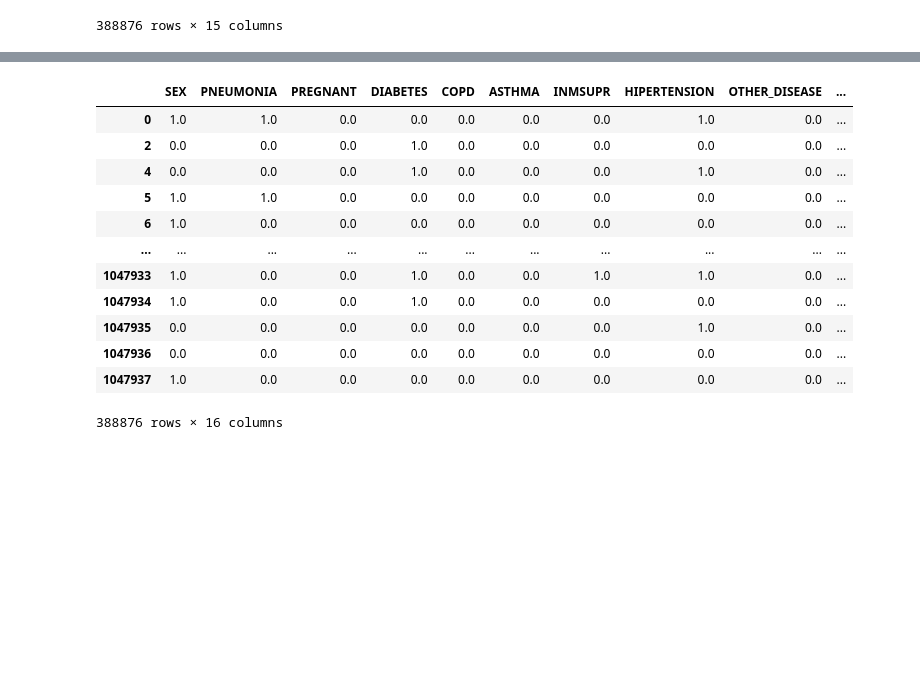
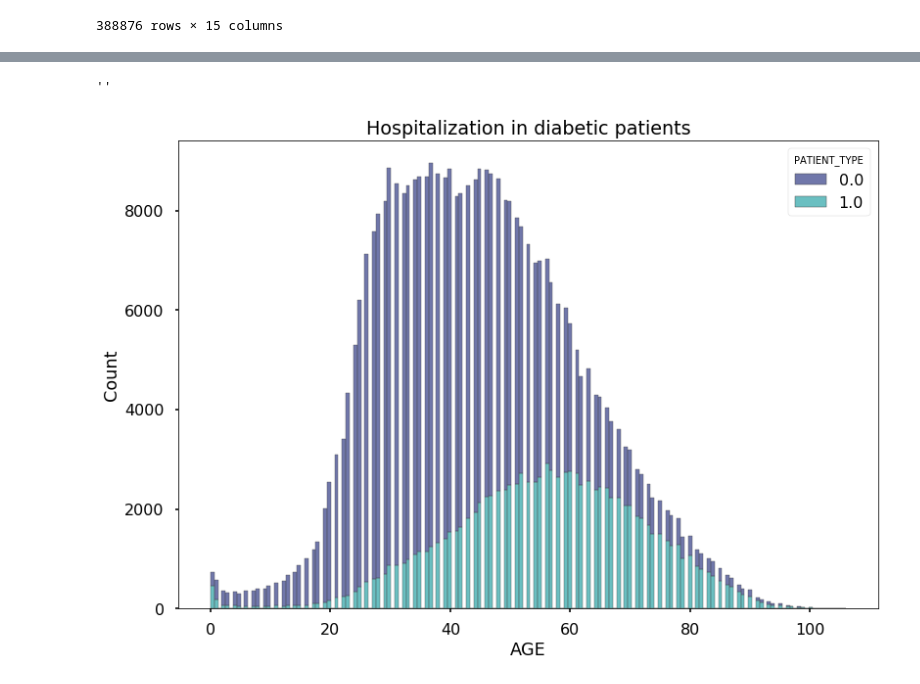
Before and after one commit to MNLKuzmin/Phase3project, a Jupyter notebook: CovidNotebook.ipynb, the cells around one changed output, grey strips where cells are left out. Cells and saved outputs as stored; diff of their text form; code cells hidden in the pictures; blank space fills up the shorter version.

```diff
--- a/CovidNotebook.ipynb
+++ b/CovidNotebook.ipynb
@@ -1477,20 +1492,19 @@ TypeError: bar() missing 1 required positional argument: 'height'
+# %%
+f, ax = plt.subplots()
+sns.histplot(df,
+    x='AGE',
+    hue="PATIENT_TYPE",
+    palette='mako',
+    edgecolor=".3",
+    multiple="stack",
+)
+ax.set_title('Hospitalization in diabetic patients')
+;
+# %% [output]
+''
+[figure, added]
 # %%
 df['AGE_bins']=df['AGE']
 bins = [0, 10 , 20 , 30, 40, 50, 60, 70, 80, 90, 100, 110]
 labels = ['0-10','10-20', '20-30','30-40','40-50','50-60','60-70', '70-80', '80-90', '90-100', '100-110']
 df['AGE_bins'] = pd.cut(df['AGE'], bins=bins, labels=labels)
-df
-# %% [output]
-|  | SEX | PNEUMONIA | PREGNANT | DIABETES | COPD | ASTHMA | INMSUPR | HIPERTENSION | OTHER_DISEASE | ... |
-| 0 | 1.0 | 1.0 | 0.0 | 0.0 | 0.0 | 0.0 | 0.0 | 1.0 | 0.0 | ... |
-| 2 | 0.0 | 0.0 | 0.0 | 1.0 | 0.0 | 0.0 | 0.0 | 0.0 | 0.0 | ... |
-| 4 | 0.0 | 0.0 | 0.0 | 1.0 | 0.0 | 0.0 | 0.0 | 1.0 | 0.0 | ... |
-| 5 | 1.0 | 1.0 | 0.0 | 0.0 | 0.0 | 0.0 | 0.0 | 0.0 | 0.0 | ... |
-| 6 | 1.0 | 0.0 | 0.0 | 0.0 | 0.0 | 0.0 | 0.0 | 0.0 | 0.0 | ... |
-| ... | ... | ... | ... | ... | ... | ... | ... | ... | ... | ... |
-| 1047933 | 1.0 | 0.0 | 0.0 | 1.0 | 0.0 | 0.0 | 1.0 | 1.0 | 0.0 | ... |
-| 1047934 | 1.0 | 0.0 | 0.0 | 1.0 | 0.0 | 0.0 | 0.0 | 0.0 | 0.0 | ... |
-| 1047935 | 0.0 | 0.0 | 0.0 | 0.0 | 0.0 | 0.0 | 0.0 | 1.0 | 0.0 | ... |
-| 1047936 | 0.0 | 0.0 | 0.0 | 0.0 | 0.0 | 0.0 | 0.0 | 0.0 | 0.0 | ... |
-| 1047937 | 1.0 | 0.0 | 0.0 | 0.0 | 0.0 | 0.0 | 0.0 | 0.0 | 0.0 | ... |
-388876 rows × 16 columns
```
Also changed, not shown: parts of 38 cells of this notebook.
